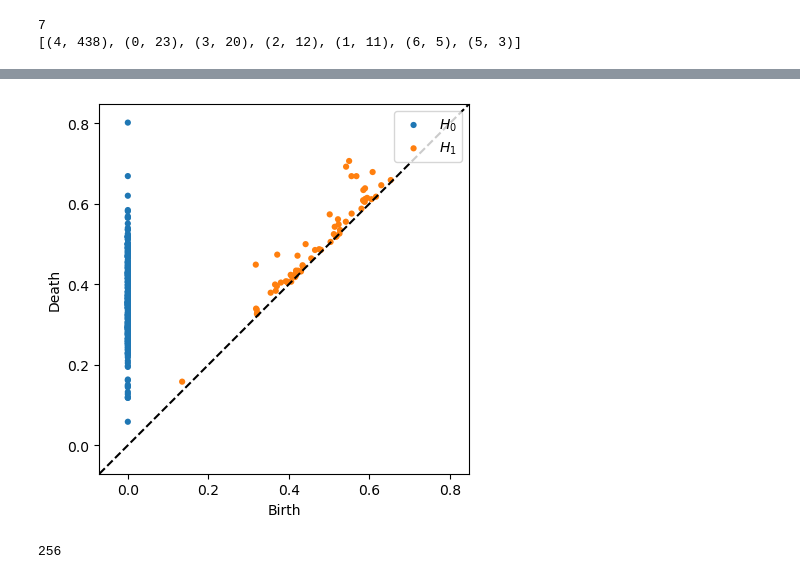
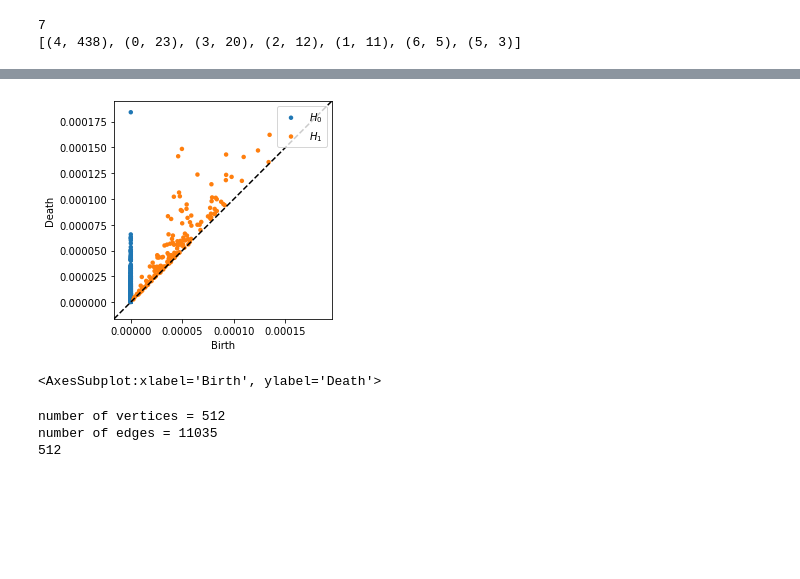
Before and after one commit to sturlaf/master, a Jupyter notebook: transpose.ipynb, the cells around one changed output, grey strips where cells are left out. Saved outputs shown, nothing was run; the diff lists cells and outputs as text; code cells hidden in the pictures; blank space fills up the shorter version.

```diff
--- a/transpose.ipynb
+++ b/transpose.ipynb
@@ -9,5 +10,6 @@ import matplotlib.pyplot as plt
 from ripser import ripser
 from scipy.spatial.distance import pdist, squareform
 # %%
-neurons = torch.load("activations/ILSVRC2015/inception4a.pt").detach().numpy().T
-print(neurons.shape)
+layer = "inception4a"
+activity = np.load(f"activations/ILSVRC2015/{layer}.npy").T
+# print(neurons.shape)
@@ -16,5 +16,5 @@ print(neurons.shape)
 # %%
 layout_2d = umap.UMAP(
-    n_components=2, verbose=True, n_neighbors=20, min_dist=0.01, metric="cosine"
-).fit_transform(neurons)
+    n_components=100, verbose=True, n_neighbors=20, min_dist=0.01, metric="cosine"
+).fit_transform(activity)
 # %% [output]
@@ -47,20 +47,22 @@ plt.show()
 # %%
 maxdim = 1
 coeff = 47
 metric = "cosine"  # cosine, euclidean
-distance_matrix = squareform(pdist(neurons, metric))
+distance_matrix = squareform(pdist(layout_2d, metric))
 persistence = ripser(
     distance_matrix,
     maxdim=maxdim,
     coeff=coeff,
     do_cocycles=True,
     distance_matrix=True,
 )
 fig, ax = plt.subplots()
 plot_diagrams(persistence["dgms"], plot_only=np.arange(maxdim + 1), ax=ax, show=True)
 # %% [output]
-[figure, old version]
+[figure, new version]
+<AxesSubplot:xlabel='Birth', ylabel='Death'>
 # %%
+M = distance_matrix
 diagrams = persistence[
     "dgms"
 ]  # the multiset describing the lives of the persistence classes
@@ -76,8 +78,18 @@ threshold = births1[iMax[-1]] + (deaths1[iMax[-1]] - births1[iMax[-1]]) * (9 / 1
 
 cocycle = cocycles[iMax[-1]]
 
-f, verts = get_coords(cocycle, threshold, len(neurons), distance_matrix, 47)
+f, theta_matrix, verts, num_verts = get_coords(
+    cocycle=cocycle,
+    threshold=threshold,
+    num_sampled=len(layout_2d),
+    dists=M,
+    coeff=coeff,
+    bool_smooth_circle="perea",  # "graph", "old"
+    weights=[],
+)
 
 print(len(f))
 # %% [output]
-256
+number of vertices = 512
+number of edges = 11035
+512
```
Also changed, not shown: parts of 6 cells of this notebook, 19 other files.
